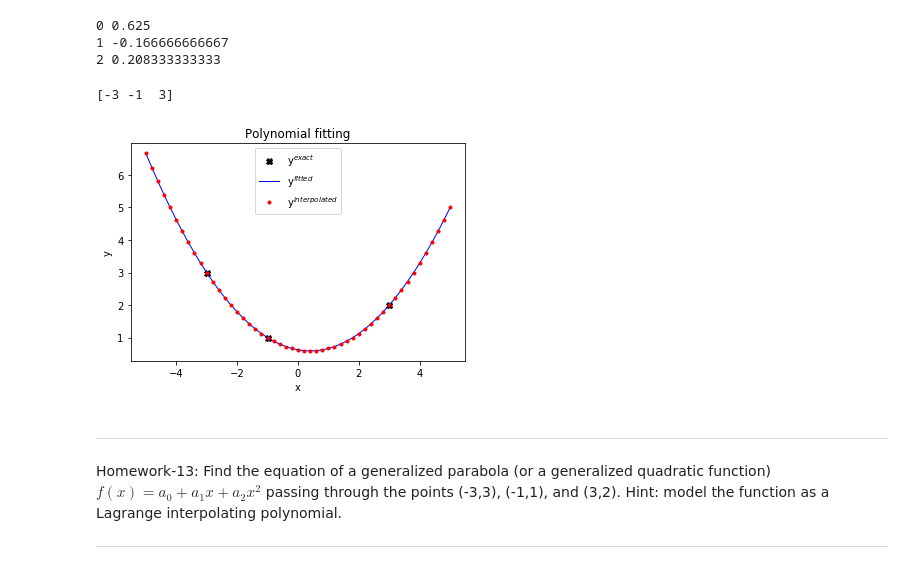
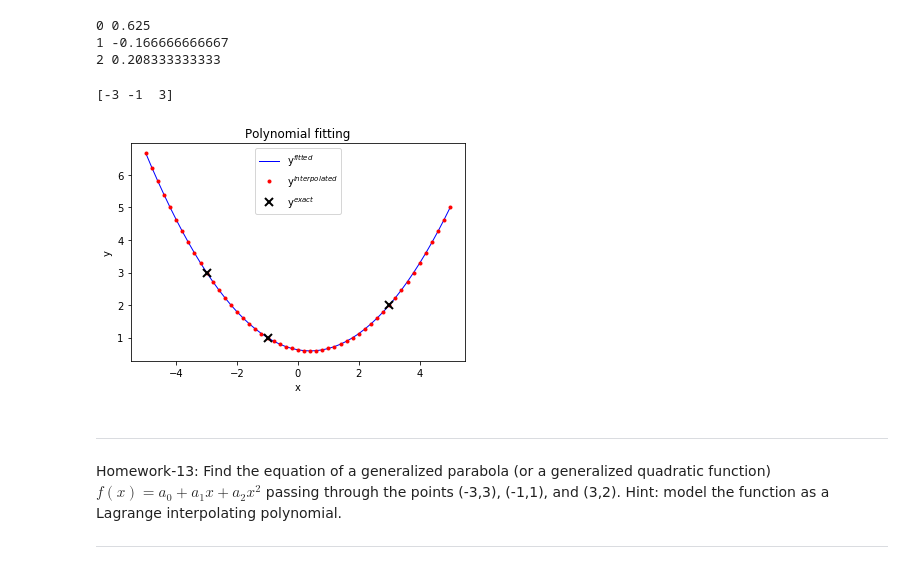
Before and after one commit to raghurama123/NumericalMethodsOld, a Jupyter notebook: nm2021_06_LagrangeInterpolation.ipynb, the cells around one changed output. Drawn from its saved outputs; the diff is of its cells as text; code cells hidden in the pictures.

```diff
--- a/nm2021_06_LagrangeInterpolation.ipynb
+++ b/nm2021_06_LagrangeInterpolation.ipynb
@@ -163,36 +163,38 @@ for i in range(D+1):
 import numpy as np
 import matplotlib.pyplot as plt
 
-plt.plot(x_data,y_data,'X',color='k',linewidth=1,label='y$^{exact}$')
 
 x_min=-5.0
 x_max=5.0
 N_grids=51
 xgrids=np.linspace(x_min, x_max, N_grids)
 ygridsfit=polyval(a,xgrids)
 
 ygridsinter=np.zeros(N_grids)
 
 print(x_data)
 for i_grids in range(N_grids):
     ygridsinter[i_grids]=Lagrange_poly(x_data,y_data,xgrids[i_grids])
 
 plt.plot(xgrids,ygridsfit,'-',color='b',linewidth=1,label='y$^{fitted}$')
 plt.plot(xgrids,ygridsinter,'.',color='r',linewidth=1,label='y$^{interpolated}$')
+plt.plot(x_data,y_data,marker='x',color='k',MarkerSize=8,markeredgewidth=2,linewidth=0,label='y$^{exact}$')
+
+
 
 plt.legend()
 
 plt.xlabel("x")
 plt.ylabel("y")
 plt.title('Polynomial fitting')
 
 #plt.savefig('test.png')
 
 #=== display
 plt.show()
 # %% [output]
 [-3 -1  3]
-[figure, old version]
+[figure, new version]
 # %% [markdown]
 ---
 Homework-13: Find the equation of a generalized parabola (or a generalized quadratic function) $f(x)=a_0+a_1 x+a_2 x^2$ passing through the points (-3,3), (-1,1), and (3,2). Hint: model the function as a Lagrange interpolating polynomial.
```
